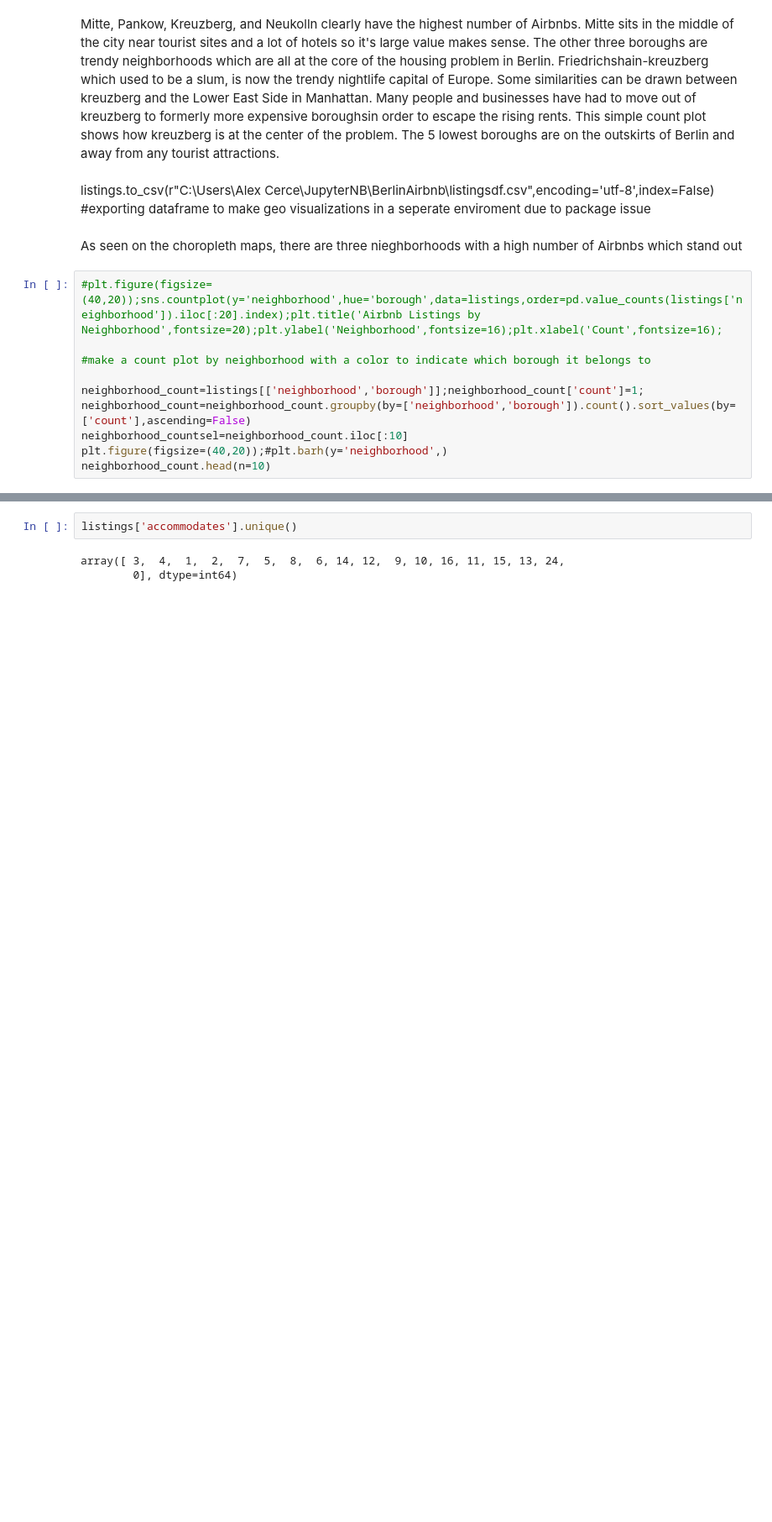
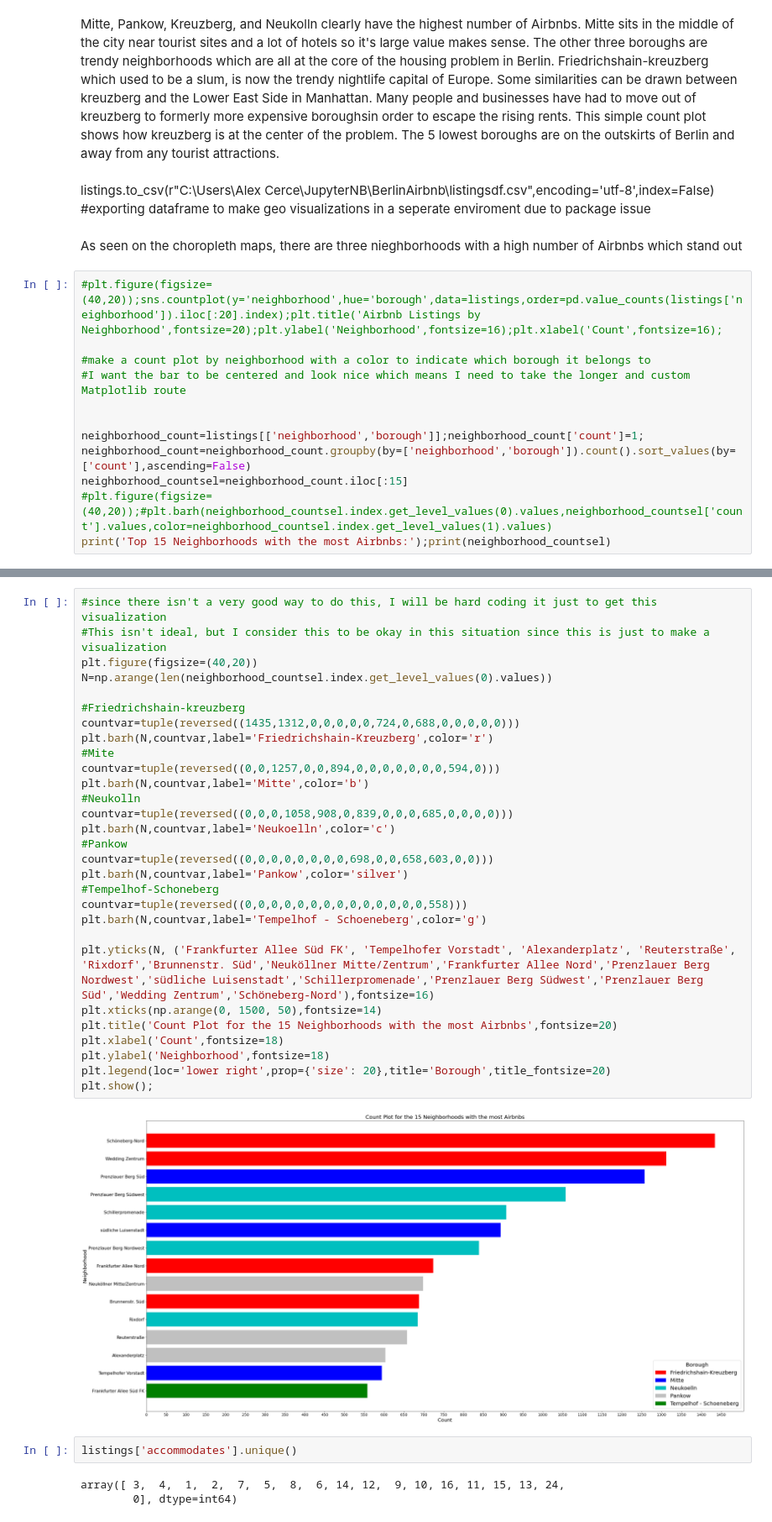
Before and after one commit to alexcerce/Berlin_Airbnb, a Jupyter notebook: Airbnb_Berlin_Main.ipynb, the cells around one changed output, grey strips where cells are left out. Shown at 84% size. Cells and saved outputs as stored; diff of their text form; blank space fills up the shorter version.

```diff
--- a/Airbnb_Berlin_Main.ipynb
+++ b/Airbnb_Berlin_Main.ipynb
@@ -479,10 +479,12 @@ As seen on the choropleth maps, there are three nieghborhoods with a high number
 #plt.figure(figsize=(40,20));sns.countplot(y='neighborhood',hue='borough',data=listings,order=pd.value_counts(listings['neighborhood']).iloc[:20].index);plt.title('Airbnb Listings by Neighborhood',fontsize=20);plt.ylabel('Neighborhood',fontsize=16);plt.xlabel('Count',fontsize=16);
 
 #make a count plot by neighborhood with a color to indicate which borough it belongs to
+#I want the bar to be centered and look nice which means I need to take the longer and custom Matplotlib route
+
 
 neighborhood_count=listings[['neighborhood','borough']];neighborhood_count['count']=1;
 neighborhood_count=neighborhood_count.groupby(by=['neighborhood','borough']).count().sort_values(by=['count'],ascending=False)
-neighborhood_countsel=neighborhood_count.iloc[:10]
-plt.figure(figsize=(40,20));#plt.barh(y='neighborhood',)
-neighborhood_count.head(n=10)
+neighborhood_countsel=neighborhood_count.iloc[:15]
+#plt.figure(figsize=(40,20));#plt.barh(neighborhood_countsel.index.get_level_values(0).values,neighborhood_countsel['count'].values,color=neighborhood_countsel.index.get_level_values(1).values)
+print('Top 15 Neighborhoods with the most Airbnbs:');print(neighborhood_countsel)
 # %% [output]
@@ -502,3 +509,34 @@ neighborhood_count.head(n=10)
+# %%
+#since there isn't a very good way to do this, I will be hard coding it just to get this visualization
+#This isn't ideal, but I consider this to be okay in this situation since this is just to make a visualization
+plt.figure(figsize=(40,20))
+N=np.arange(len(neighborhood_countsel.index.get_level_values(0).values))
+
+#Friedrichshain-kreuzberg
+countvar=tuple(reversed((1435,1312,0,0,0,0,0,724,0,688,0,0,0,0,0)))
+plt.barh(N,countvar,label='Friedrichshain-Kreuzberg',color='r')
+#Mite
+countvar=tuple(reversed((0,0,1257,0,0,894,0,0,0,0,0,0,0,594,0)))
+plt.barh(N,countvar,label='Mitte',color='b')
+#Neukolln
+countvar=tuple(reversed((0,0,0,1058,908,0,839,0,0,0,685,0,0,0,0)))
+plt.barh(N,countvar,label='Neukoelln',color='c')
+#Pankow
+countvar=tuple(reversed((0,0,0,0,0,0,0,0,698,0,0,658,603,0,0)))
+plt.barh(N,countvar,label='Pankow',color='silver')
+#Tempelhof-Schoneberg
+countvar=tuple(reversed((0,0,0,0,0,0,0,0,0,0,0,0,0,0,558)))
+plt.barh(N,countvar,label='Tempelhof - Schoeneberg',color='g')
+
+plt.yticks(N, ('Frankfurter Allee Süd FK', 'Tempelhofer Vorstadt', 'Alexanderplatz', 'Reuterstraße', 'Rixdorf','Brunnenstr. Süd','Neuköllner Mitte/Zentrum','Frankfurter Allee Nord','Prenzlauer Berg Nordwest','südliche Luisenstadt','Schillerpromenade','Prenzlauer Berg Südwest','Prenzlauer Berg Süd','Wedding Zentrum','Schöneberg-Nord'),fontsize=16)
+plt.xticks(np.arange(0, 1500, 50),fontsize=14)
+plt.title('Count Plot for the 15 Neighborhoods with the most Airbnbs',fontsize=20)
+plt.xlabel('Count',fontsize=18)
+plt.ylabel('Neighborhood',fontsize=18)
+plt.legend(loc='lower right',prop={'size': 20},title='Borough',title_fontsize=20)
+plt.show();
+# %% [output]
+[figure, added]
 # %%
 listings['accommodates'].unique()
 # %% [output]
```
Also changed, not shown: parts of 2 cells of this notebook.
